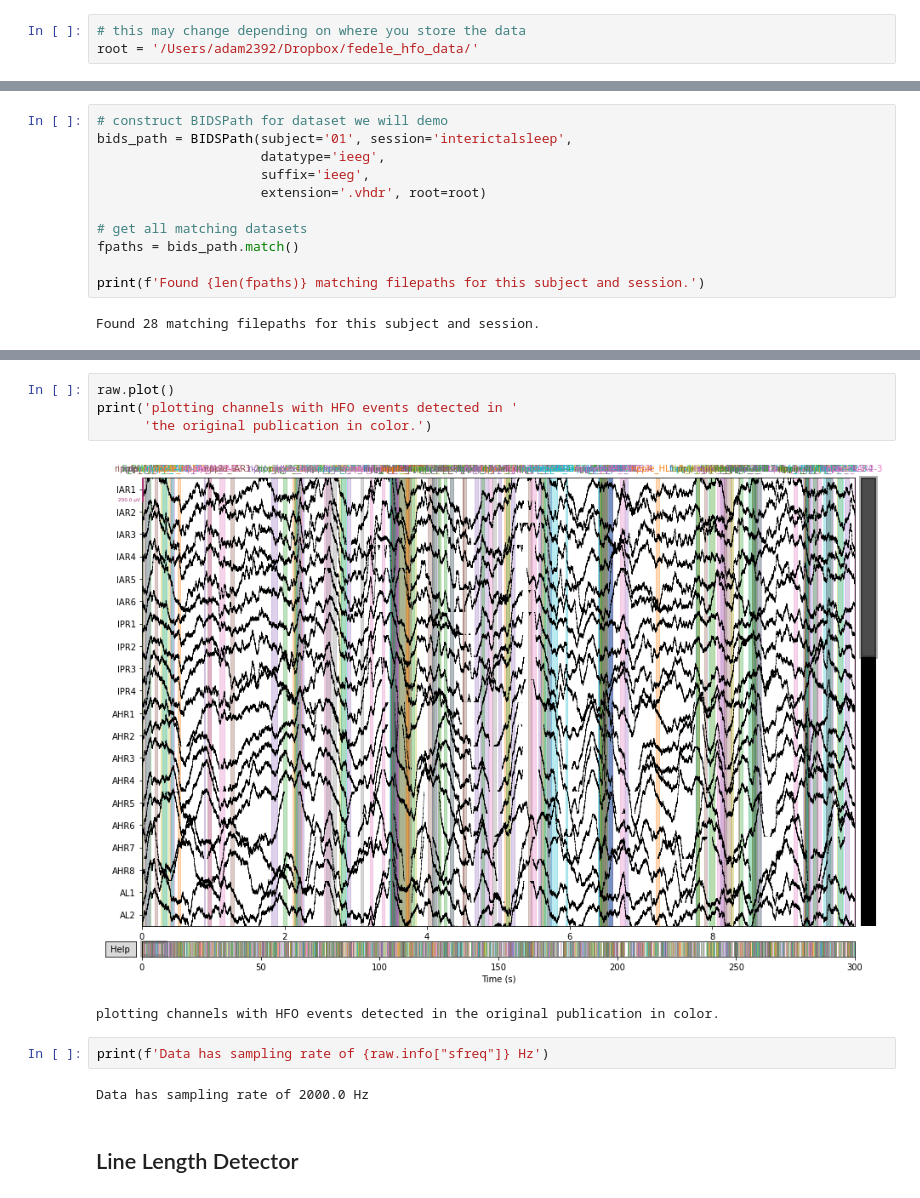
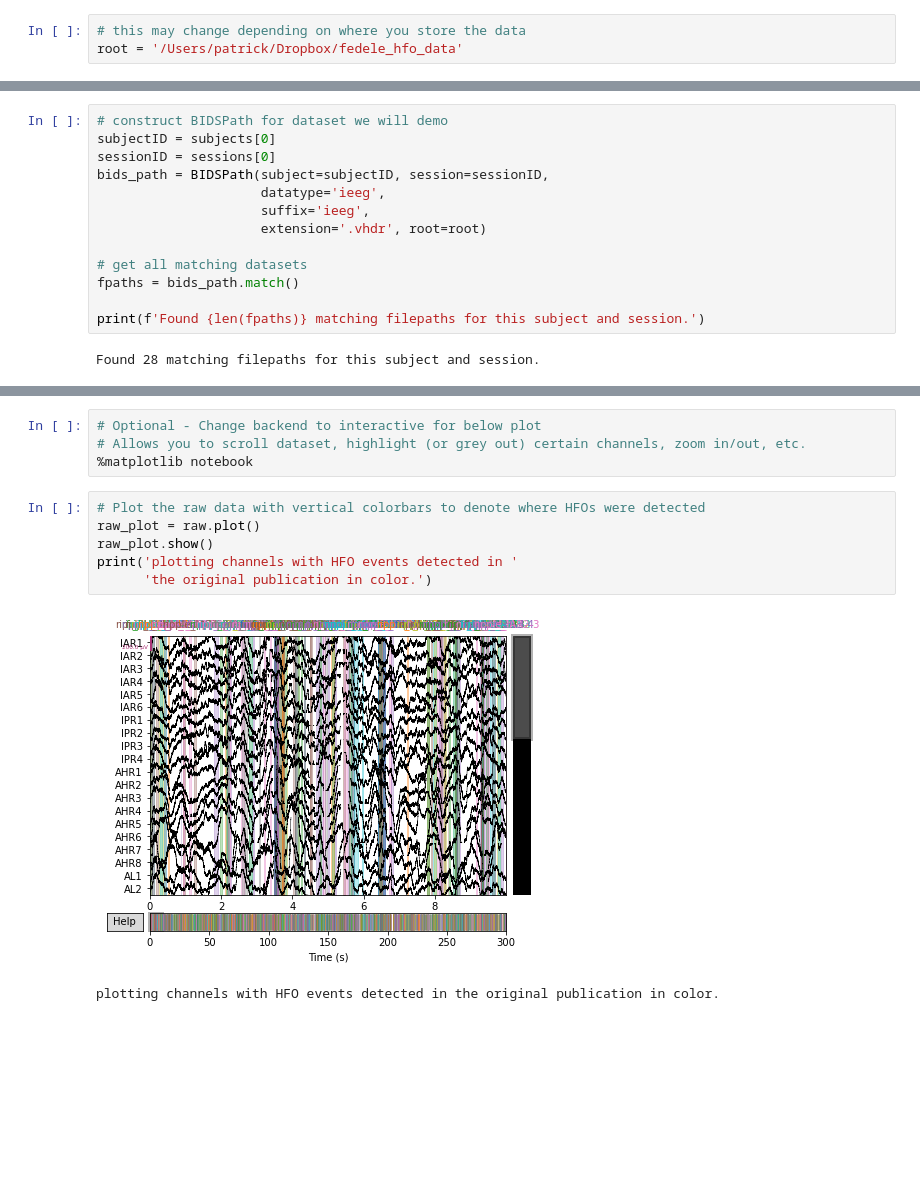
Before and after one commit to mne-tools/mne-hfo, a Jupyter notebook: docs/tutorials/basic_compute_hfos.ipynb, the cells around one changed output, grey strips where cells are left out. Drawn from its saved outputs; the diff is of its cells as text; blank space fills up the shorter version.

```diff
--- a/docs/tutorials/basic_compute_hfos.ipynb
+++ b/docs/tutorials/basic_compute_hfos.ipynb
@@ -43,7 +363,7 @@ The data is assumed to be in BIDS format. We have converted the dataset into BID
 which you can load using [mne-bids](https://github.com/mne-tools/mne-bids).
 # %%
 # this may change depending on where you store the data
-root = '/Users/adam2392/Dropbox/fedele_hfo_data/'
+root = '/Users/patrick/Dropbox/fedele_hfo_data'
 # %%
 # print a boiler plate summary report using mne-bids
 report = make_report(root, verbose=False)
@@ -80,7 +401,9 @@ print(sessions)
 ['interictalsleep']
 # %%
 # construct BIDSPath for dataset we will demo
-bids_path = BIDSPath(subject='01', session='interictalsleep',
+subjectID = subjects[0]
+sessionID = sessions[0]
+bids_path = BIDSPath(subject=subjectID, session=sessionID,
                      datatype='ieeg',
                      suffix='ieeg',
                      extension='.vhdr', root=root)
@@ -125,14 +437,13 @@ The search_str was "/Users/adam2392/Dropbox/fedele_hfo_data/sub-01/**/sub-01_ses
+# %%
+# Optional - Change backend to interactive for below plot
+# Allows you to scroll dataset, highlight (or grey out) certain channels, zoom in/out, etc.
+%matplotlib notebook
 # %%
-raw.plot()
+# Plot the raw data with vertical colorbars to denote where HFOs were detected
+raw_plot = raw.plot()
+raw_plot.show()
 print('plotting channels with HFO events detected in '
       'the original publication in color.')
 # %% [output]
-[figure, old version]
+[figure, new version]
 plotting channels with HFO events detected in the original publication in color.
-# %%
-print(f'Data has sampling rate of {raw.info["sfreq"]} Hz')
-# %% [output]
-Data has sampling rate of 2000.0 Hz
-# %% [markdown]
-Line Length Detector
---------------------
```
Also changed, not shown: parts of 61 cells of this notebook, 24 other files.
